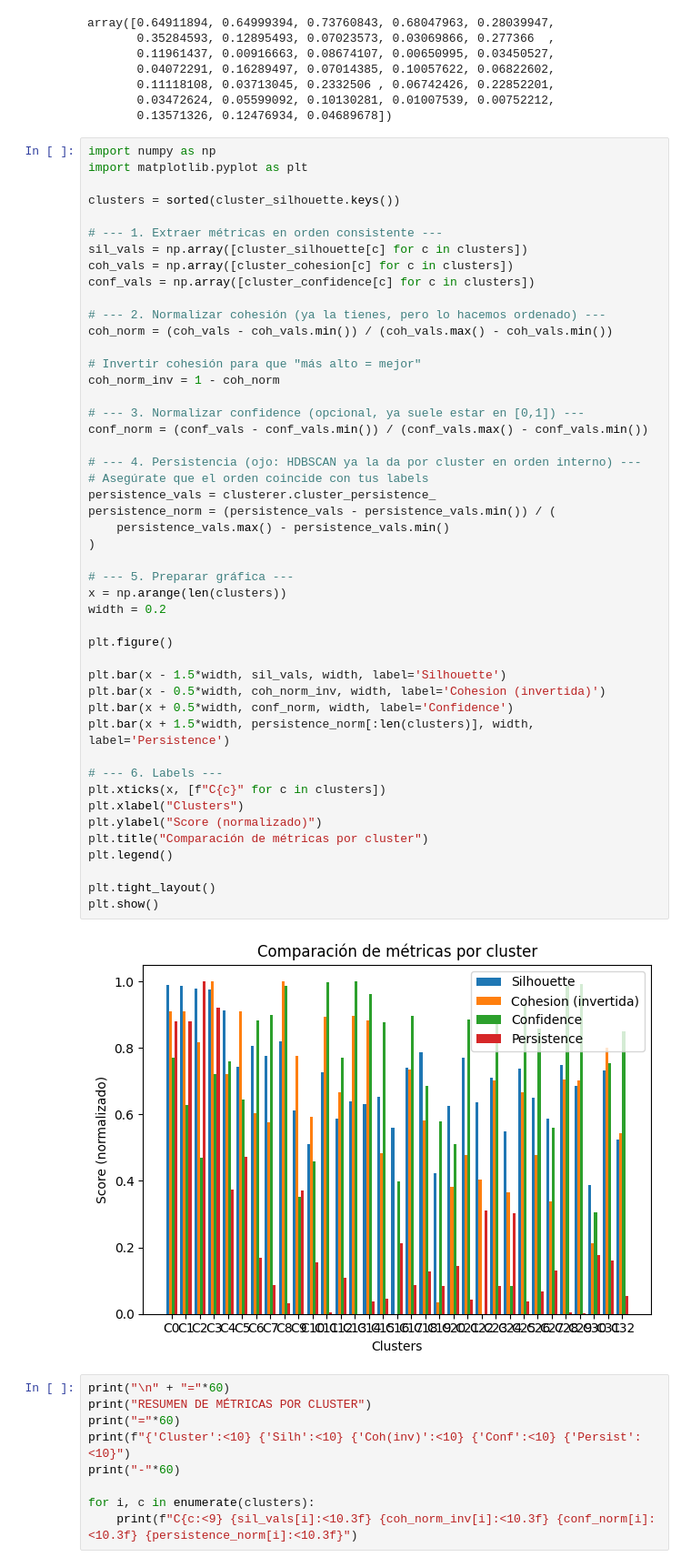
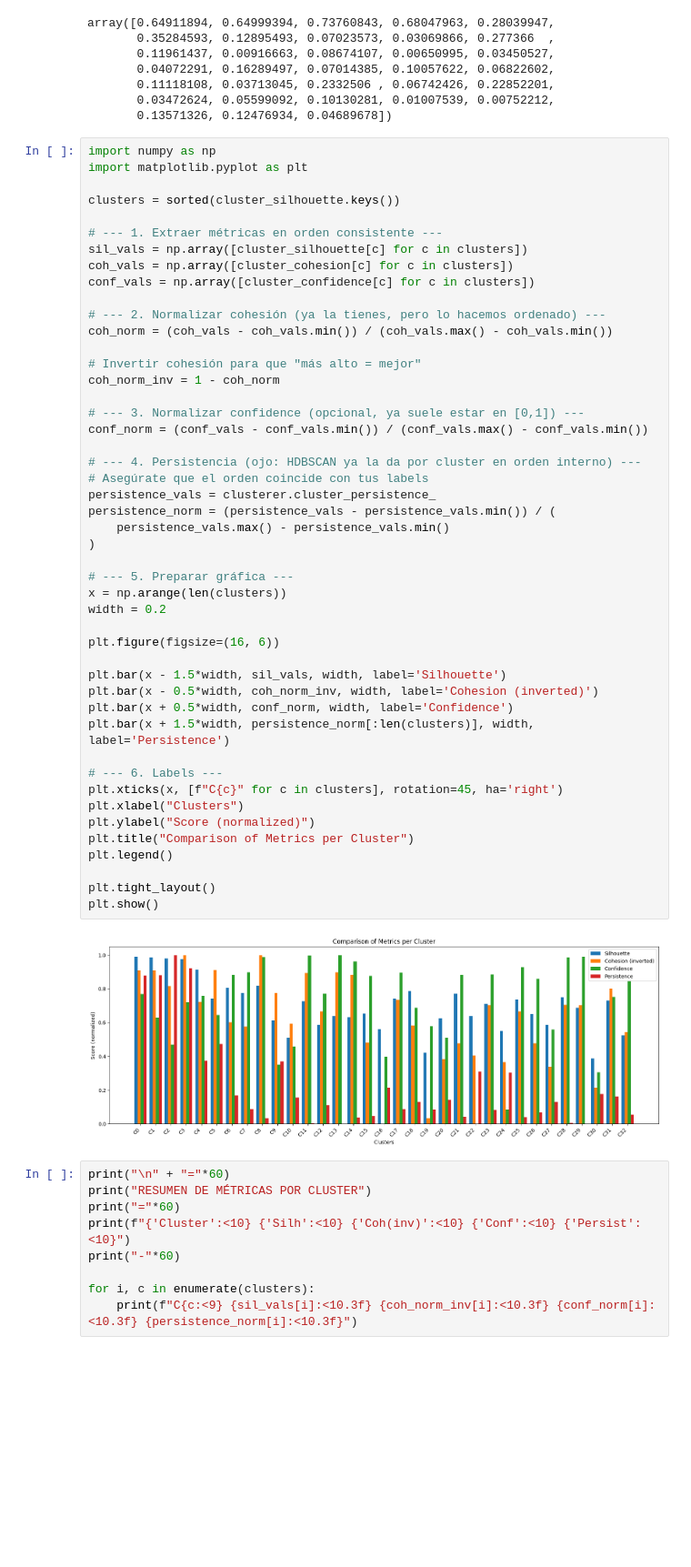
Before and after one commit to arielpincayy/iwildcam_preprocessing_pipeline, a Jupyter notebook: clustering_pipeline.ipynb, the cells around one changed output. Shown at 91% size. Saved outputs shown, nothing was run; the diff lists cells and outputs as text; blank space fills up the shorter version.

```diff
--- a/clustering_pipeline.ipynb
+++ b/clustering_pipeline.ipynb
@@ -463,39 +307,39 @@ coh_norm = (coh_vals - coh_vals.min()) / (coh_vals.max() - coh_vals.min())
 
 # Invertir cohesión para que "más alto = mejor"
 coh_norm_inv = 1 - coh_norm
 
 # --- 3. Normalizar confidence (opcional, ya suele estar en [0,1]) ---
 conf_norm = (conf_vals - conf_vals.min()) / (conf_vals.max() - conf_vals.min())
 
 # --- 4. Persistencia (ojo: HDBSCAN ya la da por cluster en orden interno) ---
 # Asegúrate que el orden coincide con tus labels
 persistence_vals = clusterer.cluster_persistence_
 persistence_norm = (persistence_vals - persistence_vals.min()) / (
     persistence_vals.max() - persistence_vals.min()
 )
 
 # --- 5. Preparar gráfica ---
 x = np.arange(len(clusters))
 width = 0.2
 
-plt.figure()
+plt.figure(figsize=(16, 6))
 
 plt.bar(x - 1.5*width, sil_vals, width, label='Silhouette')
-plt.bar(x - 0.5*width, coh_norm_inv, width, label='Cohesion (invertida)')
+plt.bar(x - 0.5*width, coh_norm_inv, width, label='Cohesion (inverted)')
 plt.bar(x + 0.5*width, conf_norm, width, label='Confidence')
 plt.bar(x + 1.5*width, persistence_norm[:len(clusters)], width, label='Persistence')
 
 # --- 6. Labels ---
-plt.xticks(x, [f"C{c}" for c in clusters])
+plt.xticks(x, [f"C{c}" for c in clusters], rotation=45, ha='right')
 plt.xlabel("Clusters")
-plt.ylabel("Score (normalizado)")
-plt.title("Comparación de métricas por cluster")
+plt.ylabel("Score (normalized)")
+plt.title("Comparison of Metrics per Cluster")
 plt.legend()
 
 plt.tight_layout()
 plt.show()
 # %% [output]
-[figure, old version]
+[figure, new version]
 # %%
 print("\n" + "="*60)
 print("RESUMEN DE MÉTRICAS POR CLUSTER")
```
Also changed, not shown: parts of 3 cells of this notebook.
